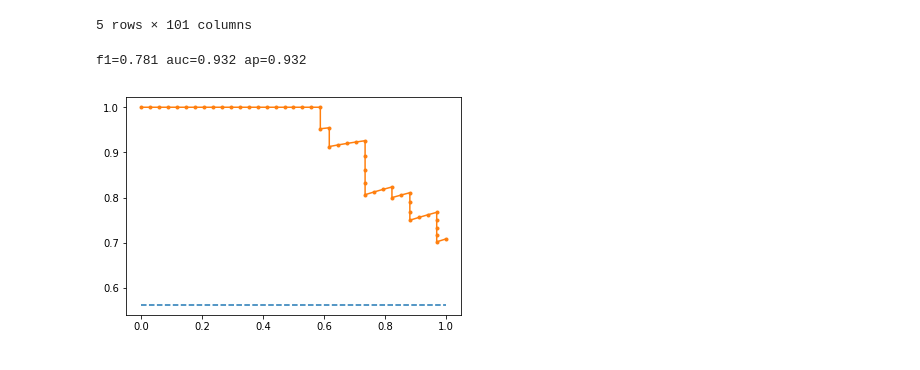
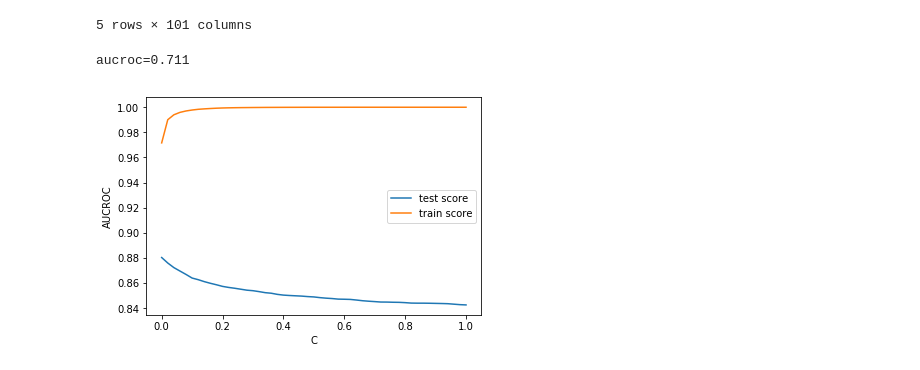
Before and after one commit to amjadfarman/do_not_overfit_ii, a Jupyter notebook: do_not_overfit.ipynb, the cells around one changed output. Drawn from its saved outputs; the diff is of its cells as text; code cells hidden in the pictures.

Commit message:
Logistic regression tuned

```diff
--- a/do_not_overfit.ipynb
+++ b/do_not_overfit.ipynb
@@ -71,37 +72,22 @@ train_data.head()
 | 3 | 0.394 | -0.706 | 1.848 | -0.630 | 1.069 | 1.852 | 1.103 | -0.421 | 0.855 | -0.299 | ... | ... |
 | 4 | 0.037 | 0.357 | -0.054 | -0.062 | 0.204 | -1.096 | 0.892 | 0.679 | 1.775 | 0.096 | ... | ... |
 5 rows × 101 columns
-# %%
-train_X, val_X, train_y, val_y = train_test_split(
-    train_data[train_data.columns[train_data.columns != 'target']]
-    , train_data['target']
-    , random_state = 1
-    , test_size = 0.2
-)
-
-cl_log = LogisticRegression()
-cl_log.fit(train_X, train_y)
-
-probs = cl_log.predict_proba(val_X)
-# keep probabilities for the positive outcome only
-probs = probs[:, 1]
-# predict class values
-yhat = cl_log.predict(val_X)
-# calculate precision-recall curve
-precision, recall, thresholds = precision_recall_curve(val_y, probs)
-# calculate F1 score
-f1 = f1_score(val_y, yhat)
-# calculate precision-recall AUC
-auc = auc(recall, precision)
-# calculate average precision score
-ap = average_precision_score(val_y, probs)
-print('f1=%.3f auc=%.3f ap=%.3f' % (f1, auc, ap))
-# plot no skill
-plt.plot([0, 1], [0.5625, 0.5625], linestyle='--')
-# plot the roc curve for the model
-plt.plot(recall, precision, marker='.')
-# show the plot
-plt.show()
-# %% [output]
-f1=0.781 auc=0.932 ap=0.932
-[figure, removed]
+# %%
+train_X, val_X, train_y, val_y = train_test_split(
+    train_data[train_data.columns[train_data.columns != 'target']]
+    , train_data['target']
+    , random_state = 1
+    , test_size = 0.2
+)
+
+cl_log = LogisticRegression()
+cl_log.fit(train_X, train_y)
+
+yhat = cl_log.predict(val_X)
+
+# calculate aucroc
+aucroc = roc_auc_score(val_y, yhat)
+
+print('aucroc=%.3f' % aucroc)
+# %% [output]
+aucroc=0.711
@@ -107,0 +101,25 @@ f1=0.781 auc=0.932 ap=0.932
+# %%
+my_folds = RepeatedStratifiedKFold(n_splits = 5, n_repeats = 10, random_state = 2)
+# %%
+C = np.linspace(start = 0.0001, stop = 1, num=51)
+hyperparameters = dict(C = C)
+cl_log = LogisticRegression(penalty = 'l2', max_iter = 100)
+grid_logl2 = GridSearchCV(cl_log
+                        , hyperparameters
+                        , cv = my_folds
+                        , verbose = 0
+                        , scoring = 'roc_auc'
+                        , return_train_score = True)
+grid_logl2.fit(train_data[train_data.columns[train_data.columns != 'target']], train_data['target'])
+
+test_scores = grid_logl2.cv_results_['mean_test_score']
+train_scores = grid_logl2.cv_results_['mean_train_score']
+param_C = grid_logl2.cv_results_['param_C']
+plt.plot(param_C, test_scores, label = 'test score')
+plt.plot(param_C, train_scores, label = 'train score')
+plt.xlabel('C')
+plt.ylabel('AUCROC')
+plt.legend()
+plt.show()
+# %% [output]
+[figure, added]
```
Also changed, not shown: parts of 6 cells of this notebook.
